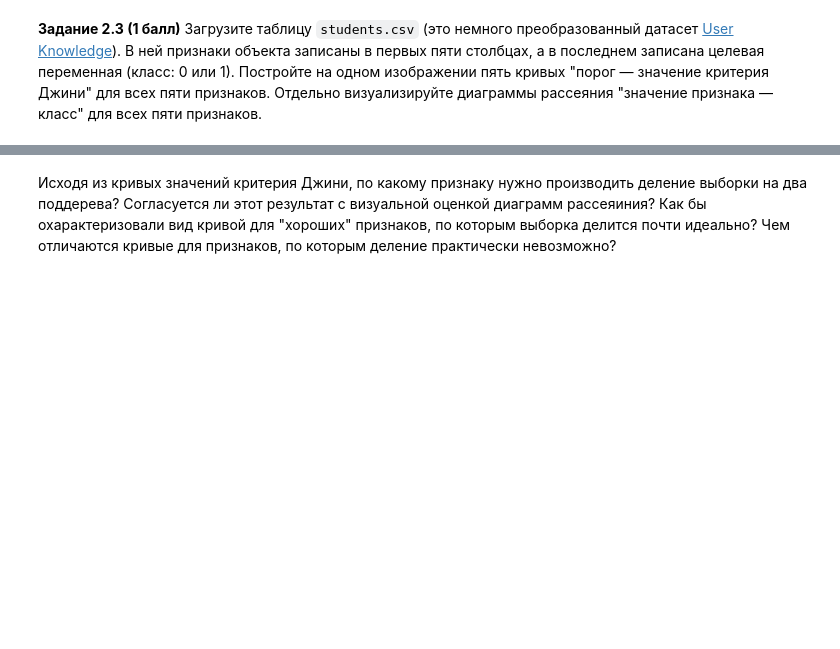
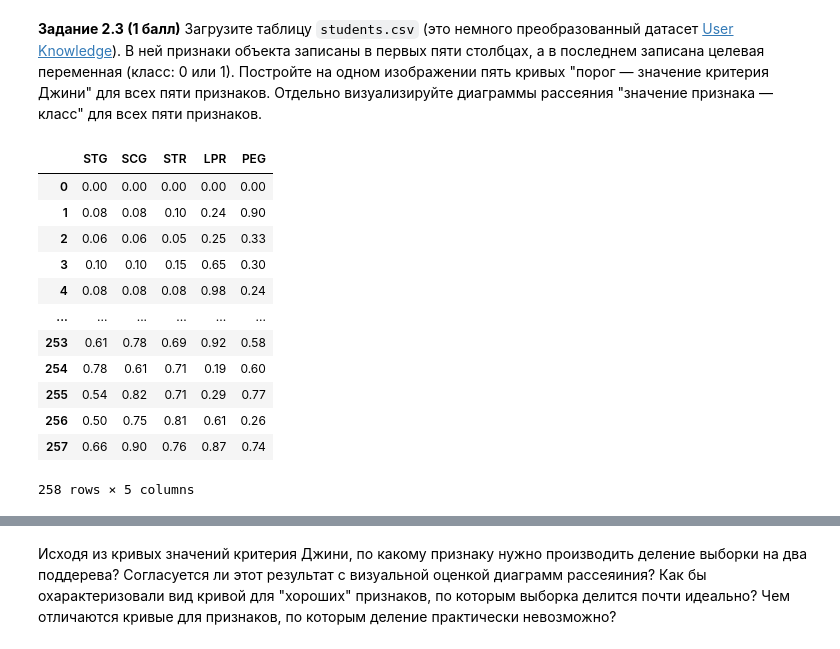
Before and after one commit to FreeCadelca/IAD_ML_HW1, a Jupyter notebook: hw07_trees/hw-07-KuleshovDmitriy.ipynb, the cells around one changed output, grey strips where cells are left out. Cells and saved outputs as stored; diff of their text form; code cells hidden in the pictures; blank space fills up the shorter version.

```diff
--- a/hw07_trees/hw-07-KuleshovDmitriy.ipynb
+++ b/hw07_trees/hw-07-KuleshovDmitriy.ipynb
@@ -395,0 +453,20 @@ class DecisionTree:
+# %%
+df = pd.read_csv("students.csv")
+features = df.columns[1:-1]
+x = df[features]
+y = df["UNS"]
+x
+# %% [output]
+|  | STG | SCG | STR | LPR | PEG |
+| 0 | 0.00 | 0.00 | 0.00 | 0.00 | 0.00 |
+| 1 | 0.08 | 0.08 | 0.10 | 0.24 | 0.90 |
+| 2 | 0.06 | 0.06 | 0.05 | 0.25 | 0.33 |
+| 3 | 0.10 | 0.10 | 0.15 | 0.65 | 0.30 |
+| 4 | 0.08 | 0.08 | 0.08 | 0.98 | 0.24 |
+| ... | ... | ... | ... | ... | ... |
+| 253 | 0.61 | 0.78 | 0.69 | 0.92 | 0.58 |
+| 254 | 0.78 | 0.61 | 0.71 | 0.19 | 0.60 |
+| 255 | 0.54 | 0.82 | 0.71 | 0.29 | 0.77 |
+| 256 | 0.50 | 0.75 | 0.81 | 0.61 | 0.26 |
+| 257 | 0.66 | 0.90 | 0.76 | 0.87 | 0.74 |
+258 rows × 5 columns
```
Also changed, not shown: parts of 25 cells of this notebook, 1 other file.
